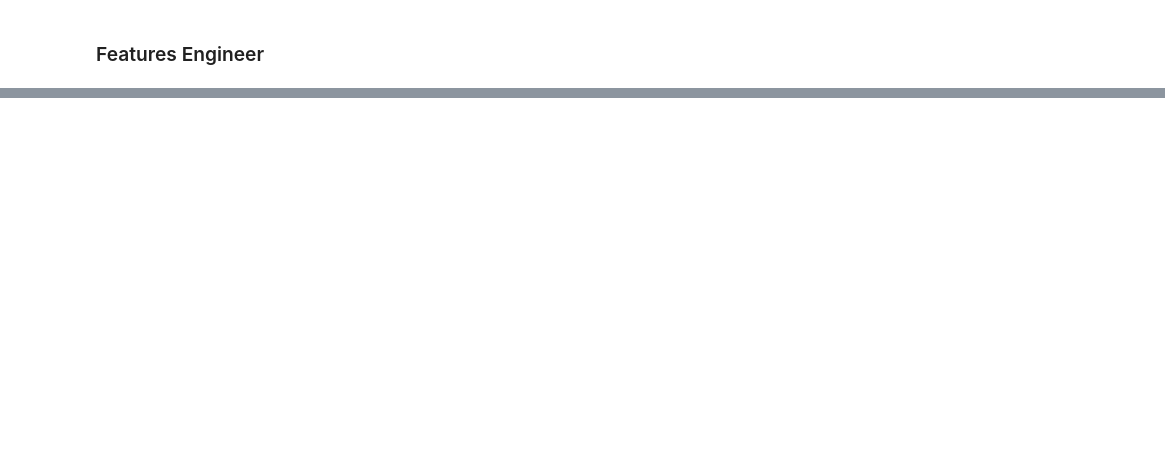
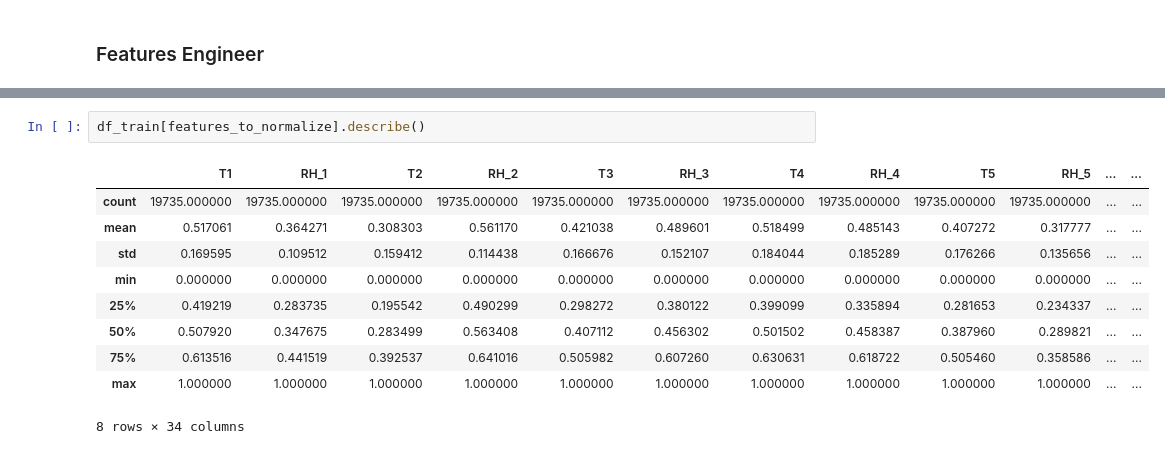
Before and after one commit to trungkien15work/COSC3013_Assignment_2, a Jupyter notebook: A2_CODE.ipynb, the cells around one changed output, grey strips where cells are left out. Saved outputs shown, nothing was run; the diff lists cells and outputs as text; blank space fills up the shorter version.

```diff
--- a/A2_CODE.ipynb
+++ b/A2_CODE.ipynb
@@ -201 +230,14 @@ df_train.describe()
+# %%
+df_train[features_to_normalize].describe()
+# %% [output]
+|  | T1 | RH_1 | T2 | RH_2 | T3 | RH_3 | T4 | RH_4 | T5 | RH_5 | ... | ... |
+| count | 19735.000000 | 19735.000000 | 19735.000000 | 19735.000000 | 19735.000000 | 19735.000000 | 19735.000000 | 19735.000000 | 19735.000000 | 19735.000000 | ... | ... |
+| mean | 0.517061 | 0.364271 | 0.308303 | 0.561170 | 0.421038 | 0.489601 | 0.518499 | 0.485143 | 0.407272 | 0.317777 | ... | ... |
+| std | 0.169595 | 0.109512 | 0.159412 | 0.114438 | 0.166676 | 0.152107 | 0.184044 | 0.185289 | 0.176266 | 0.135656 | ... | ... |
+| min | 0.000000 | 0.000000 | 0.000000 | 0.000000 | 0.000000 | 0.000000 | 0.000000 | 0.000000 | 0.000000 | 0.000000 | ... | ... |
+| 25% | 0.419219 | 0.283735 | 0.195542 | 0.490299 | 0.298272 | 0.380122 | 0.399099 | 0.335894 | 0.281653 | 0.234337 | ... | ... |
+| 50% | 0.507920 | 0.347675 | 0.283499 | 0.563408 | 0.407112 | 0.456302 | 0.501502 | 0.458387 | 0.387960 | 0.289821 | ... | ... |
+| 75% | 0.613516 | 0.441519 | 0.392537 | 0.641016 | 0.505982 | 0.607260 | 0.630631 | 0.618722 | 0.505460 | 0.358586 | ... | ... |
+| max | 1.000000 | 1.000000 | 1.000000 | 1.000000 | 1.000000 | 1.000000 | 1.000000 | 1.000000 | 1.000000 | 1.000000 | ... | ... |
+8 rows × 34 columns
 # %%
```
Also changed, not shown: parts of 7 cells of this notebook.
